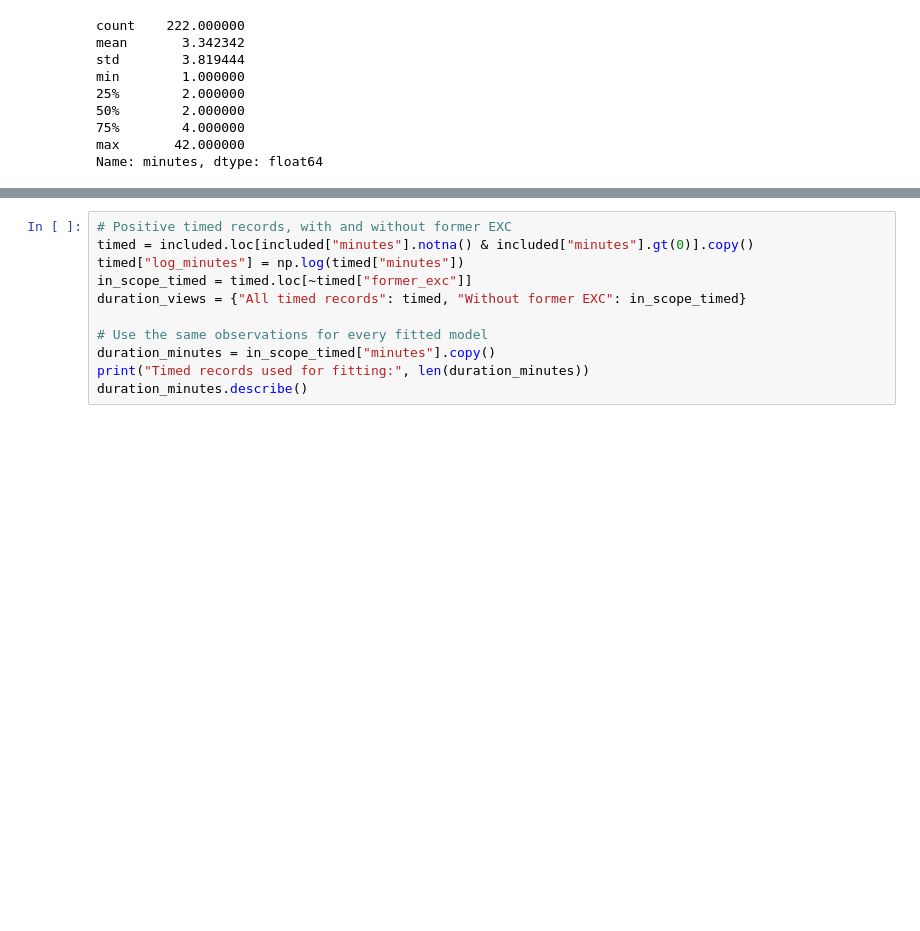
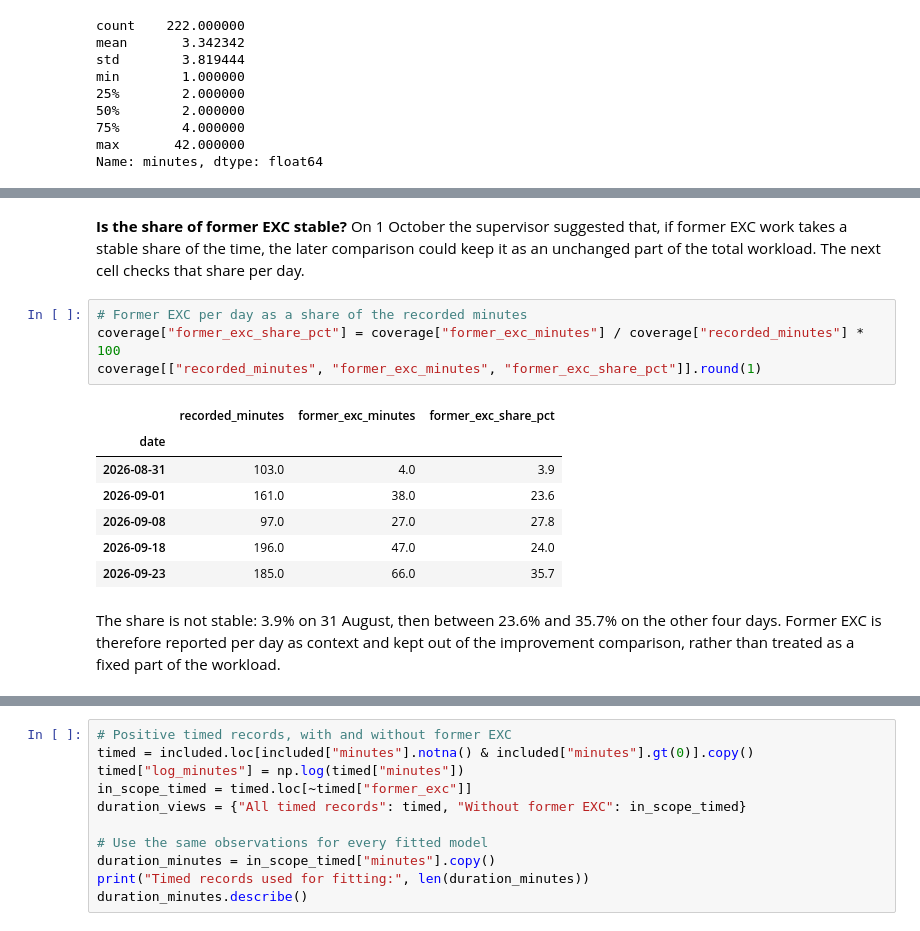
Before and after one commit to Luuuuuig/Bachelor-End-Project, a Jupyter notebook: Arno_Analysis_2026_10_02.ipynb, the cells around one changed output, grey strips where cells are left out. Drawn from its saved outputs; the diff is of its cells as text; blank space fills up the shorter version.

```diff
--- a/Arno_Analysis_2026_10_02.ipynb
+++ b/Arno_Analysis_2026_10_02.ipynb
@@ -265,0 +389,16 @@ Sources: [Ebeling publisher contents](https://www.waveland.com/browse.php?t=392)
+# %% [markdown]
+**Is the share of former EXC stable?** On 1 October the supervisor suggested that, if former EXC work takes a stable share of the time, the later comparison could keep it as an unchanged part of the total workload. The next cell checks that share per day.
+# %%
+# Former EXC per day as a share of the recorded minutes
+coverage["former_exc_share_pct"] = coverage["former_exc_minutes"] / coverage["recorded_minutes"] * 100
+coverage[["recorded_minutes", "former_exc_minutes", "former_exc_share_pct"]].round(1)
+# %% [output]
+|  | recorded_minutes | former_exc_minutes | former_exc_share_pct |
+| date |  |  |  |
+| 2026-08-31 | 103.0 | 4.0 | 3.9 |
+| 2026-09-01 | 161.0 | 38.0 | 23.6 |
+| 2026-09-08 | 97.0 | 27.0 | 27.8 |
+| 2026-09-18 | 196.0 | 47.0 | 24.0 |
+| 2026-09-23 | 185.0 | 66.0 | 35.7 |
+# %% [markdown]
+The share is not stable: 3.9% on 31 August, then between 23.6% and 35.7% on the other four days. Former EXC is therefore reported per day as context and kept out of the improvement comparison, rather than treated as a fixed part of the workload.
```
Also changed, not shown: parts of 192 cells of this notebook, 15 other files.
